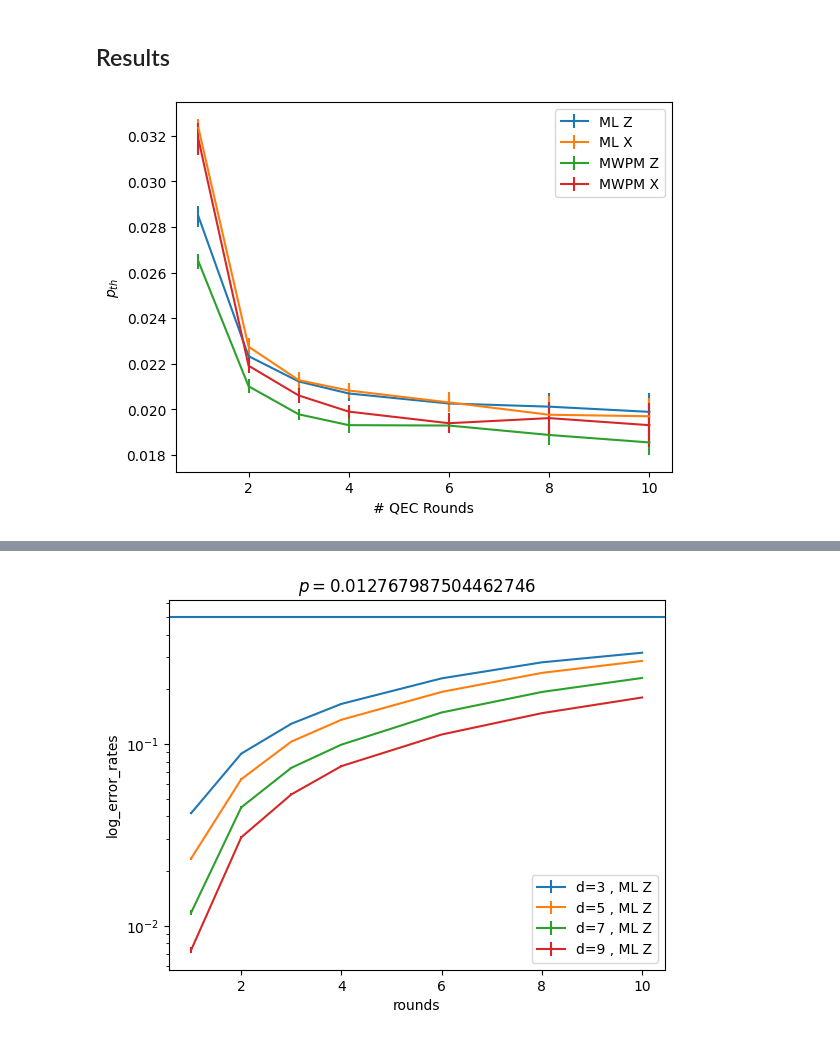
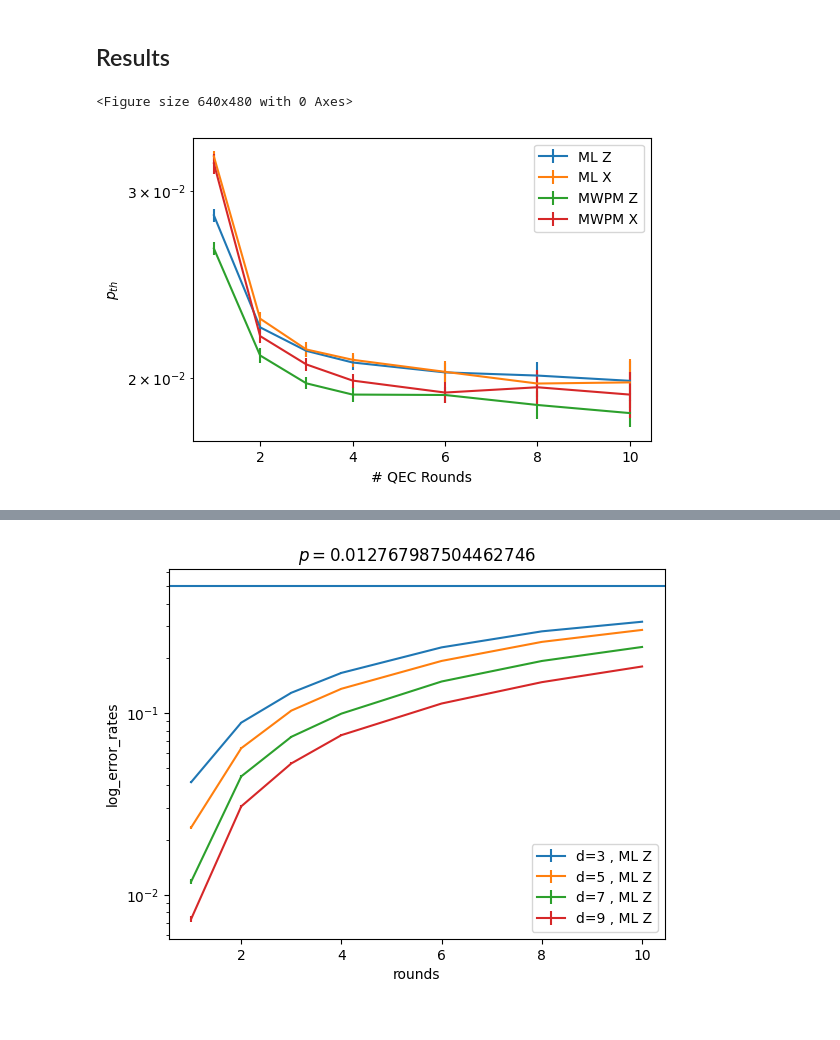
Before and after one commit to leonardlux/MasterArbeit, a Jupyter notebook: code/result_multi_round.ipynb, the cells around one changed output, grey strips where cells are left out. Cells and saved outputs as stored; diff of their text form; code cells hidden in the pictures.

```diff
--- a/code/result_multi_round.ipynb
+++ b/code/result_multi_round.ipynb
@@ -416,16 +416,20 @@ MWPM X: num_shots = 100.0k
 # %%
 results = [results_ML_Z, results_ML_X, results_MWPM_Z, results_MWPM_X]
 names = ["ML Z", "ML X", "MWPM Z", "MWPM X"]
 
 plt.figure()
+cm = 1/2.54 # to convert inches to cm
+plt.subplots(figsize=(15*cm,10*cm))
 for i in range(len(results)):
     p_th = results[i]["p_th"]
     err_p_th = results[i]["err_p_th"]
     plt.errorbar(qec_rounds, p_th, yerr=err_p_th,label=names[i])
 plt.xlabel("# QEC Rounds")
 plt.ylabel("$p_{th}$")
 plt.legend()
-# plt.yscale("log")
+plt.yscale("log")
+plt.savefig(PATH_TO_IMAGE_FOLDER+"/"+ "multi_round_all_log"+".pdf")
 plt.show()
 # %% [output]
+<Figure size 640x480 with 0 Axes>
-[figure, old version]
+[figure, new version]
```
Also changed, not shown: parts of 8 cells of this notebook, 5 other files.
